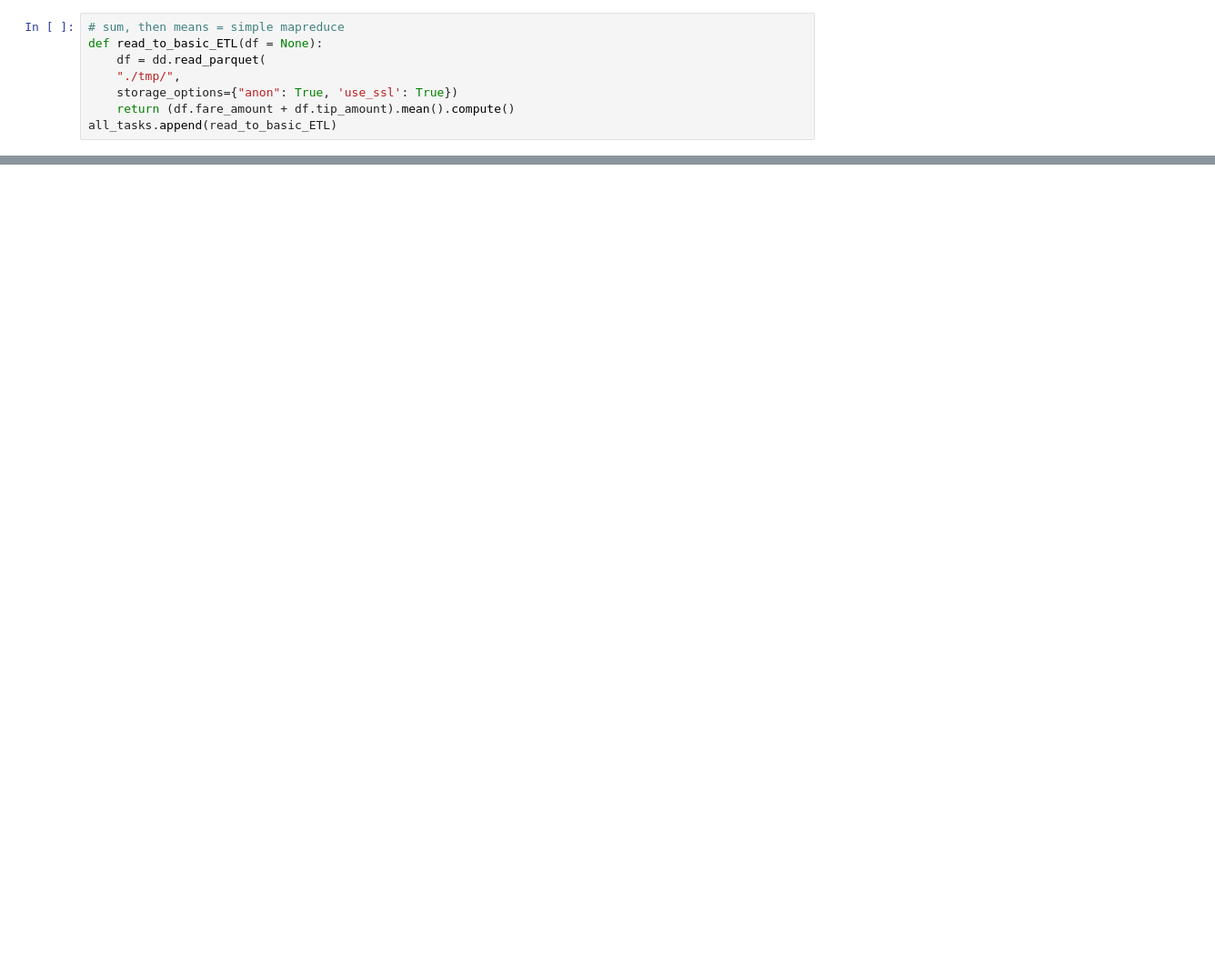
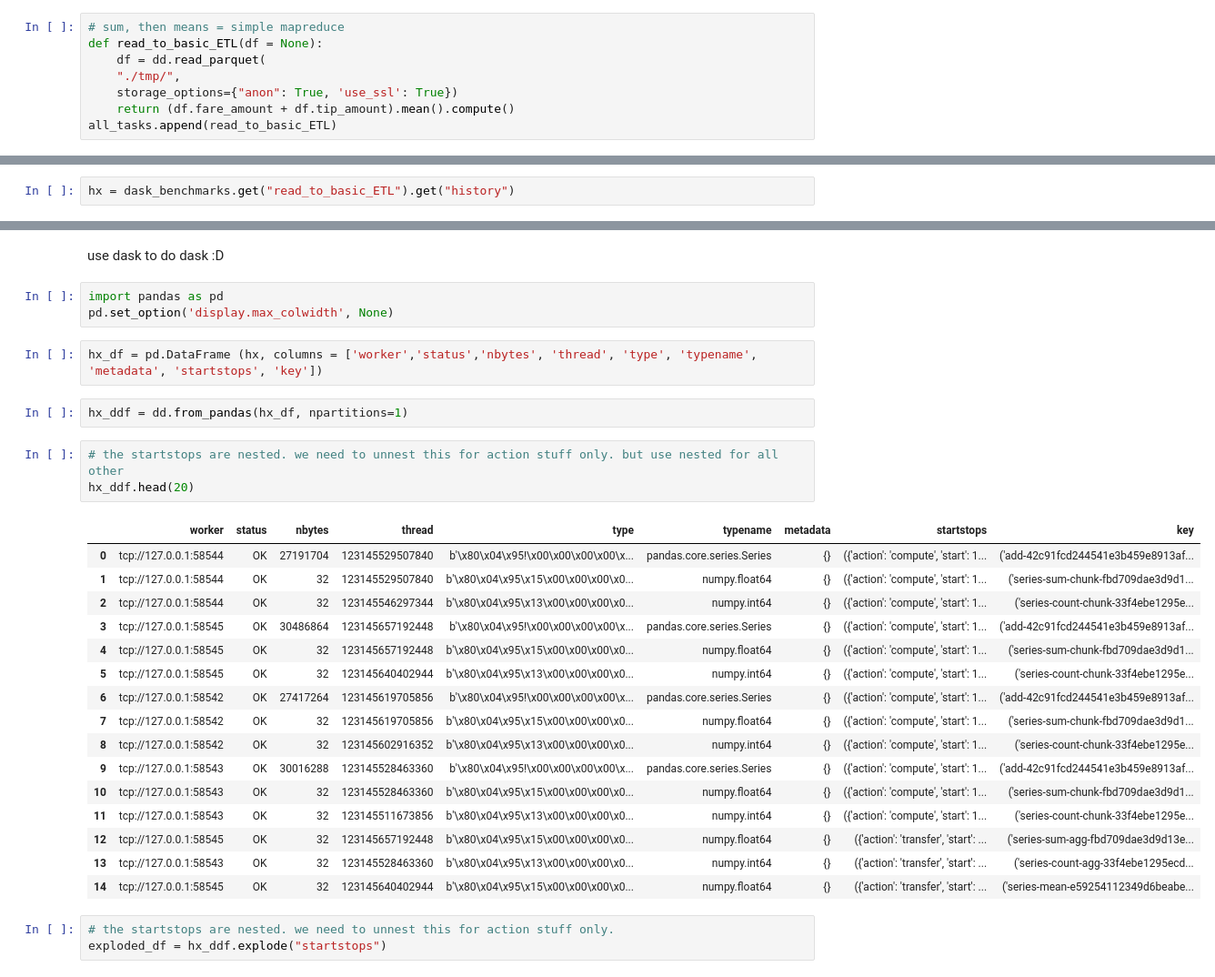
Before and after one commit to mlkimmins/dask_rsds_scheduler_research, a Jupyter notebook: nyc_taxi_distributed.ipynb, the cells around one changed output, grey strips where cells are left out. Shown at 91% size. Saved outputs shown, nothing was run; the diff lists cells and outputs as text; blank space fills up the shorter version.

Commit message:
analytics on the worker

```diff
--- a/nyc_taxi_distributed.ipynb
+++ b/nyc_taxi_distributed.ipynb
@@ -149,0 +165,2 @@ complicated_arithmetic_operation took: 2.600781202316284 seconds
+# %%
+hx = dask_benchmarks.get("read_to_basic_ETL").get("history")
@@ -149,0 +195,32 @@ complicated_arithmetic_operation took: 2.600781202316284 seconds
+# %% [markdown]
+use dask to do dask :D
+# %%
+import pandas as pd
+pd.set_option('display.max_colwidth', None)
+# %%
+hx_df = pd.DataFrame (hx, columns = ['worker','status','nbytes', 'thread', 'type', 'typename', 'metadata', 'startstops', 'key'])
+# %%
+hx_ddf = dd.from_pandas(hx_df, npartitions=1)
+# %%
+# the startstops are nested. we need to unnest this for action stuff only. but use nested for all other
+hx_ddf.head(20)
+# %% [output]
+|  | worker | status | nbytes | thread | type | typename | metadata | startstops | key |
+| 0 | tcp://127.0.0.1:58544 | OK | 27191704 | 123145529507840 | b'\x80\x04\x95!\x00\x00\x00\x00\x... | pandas.core.series.Series | {} | ({'action': 'compute', 'start': 1... | ('add-42c91fcd244541e3b459e8913af... |
+| 1 | tcp://127.0.0.1:58544 | OK | 32 | 123145529507840 | b'\x80\x04\x95\x15\x00\x00\x00\x0... | numpy.float64 | {} | ({'action': 'compute', 'start': 1... | ('series-sum-chunk-fbd709dae3d9d1... |
+| 2 | tcp://127.0.0.1:58544 | OK | 32 | 123145546297344 | b'\x80\x04\x95\x13\x00\x00\x00\x0... | numpy.int64 | {} | ({'action': 'compute', 'start': 1... | ('series-count-chunk-33f4ebe1295e... |
+| 3 | tcp://127.0.0.1:58545 | OK | 30486864 | 123145657192448 | b'\x80\x04\x95!\x00\x00\x00\x00\x... | pandas.core.series.Series | {} | ({'action': 'compute', 'start': 1... | ('add-42c91fcd244541e3b459e8913af... |
+| 4 | tcp://127.0.0.1:58545 | OK | 32 | 123145657192448 | b'\x80\x04\x95\x15\x00\x00\x00\x0... | numpy.float64 | {} | ({'action': 'compute', 'start': 1... | ('series-sum-chunk-fbd709dae3d9d1... |
+| 5 | tcp://127.0.0.1:58545 | OK | 32 | 123145640402944 | b'\x80\x04\x95\x13\x00\x00\x00\x0... | numpy.int64 | {} | ({'action': 'compute', 'start': 1... | ('series-count-chunk-33f4ebe1295e... |
+| 6 | tcp://127.0.0.1:58542 | OK | 27417264 | 123145619705856 | b'\x80\x04\x95!\x00\x00\x00\x00\x... | pandas.core.series.Series | {} | ({'action': 'compute', 'start': 1... | ('add-42c91fcd244541e3b459e8913af... |
+| 7 | tcp://127.0.0.1:58542 | OK | 32 | 123145619705856 | b'\x80\x04\x95\x15\x00\x00\x00\x0... | numpy.float64 | {} | ({'action': 'compute', 'start': 1... | ('series-sum-chunk-fbd709dae3d9d1... |
+| 8 | tcp://127.0.0.1:58542 | OK | 32 | 123145602916352 | b'\x80\x04\x95\x13\x00\x00\x00\x0... | numpy.int64 | {} | ({'action': 'compute', 'start': 1... | ('series-count-chunk-33f4ebe1295e... |
+| 9 | tcp://127.0.0.1:58543 | OK | 30016288 | 123145528463360 | b'\x80\x04\x95!\x00\x00\x00\x00\x... | pandas.core.series.Series | {} | ({'action': 'compute', 'start': 1... | ('add-42c91fcd244541e3b459e8913af... |
+| 10 | tcp://127.0.0.1:58543 | OK | 32 | 123145528463360 | b'\x80\x04\x95\x15\x00\x00\x00\x0... | numpy.float64 | {} | ({'action': 'compute', 'start': 1... | ('series-sum-chunk-fbd709dae3d9d1... |
+| 11 | tcp://127.0.0.1:58543 | OK | 32 | 123145511673856 | b'\x80\x04\x95\x13\x00\x00\x00\x0... | numpy.int64 | {} | ({'action': 'compute', 'start': 1... | ('series-count-chunk-33f4ebe1295e... |
+| 12 | tcp://127.0.0.1:58545 | OK | 32 | 123145657192448 | b'\x80\x04\x95\x15\x00\x00\x00\x0... | numpy.float64 | {} | ({'action': 'transfer', 'start': ... | ('series-sum-agg-fbd709dae3d9d13e... |
+| 13 | tcp://127.0.0.1:58543 | OK | 32 | 123145528463360 | b'\x80\x04\x95\x13\x00\x00\x00\x0... | numpy.int64 | {} | ({'action': 'transfer', 'start': ... | ('series-count-agg-33f4ebe1295ecd... |
+| 14 | tcp://127.0.0.1:58545 | OK | 32 | 123145640402944 | b'\x80\x04\x95\x15\x00\x00\x00\x0... | numpy.float64 | {} | ({'action': 'transfer', 'start': ... | ('series-mean-e59254112349d6beabe... |
+# %%
+# the startstops are nested. we need to unnest this for action stuff only.
+exploded_df = hx_ddf.explode("startstops")
```
Also changed, not shown: parts of 34 cells of this notebook.
